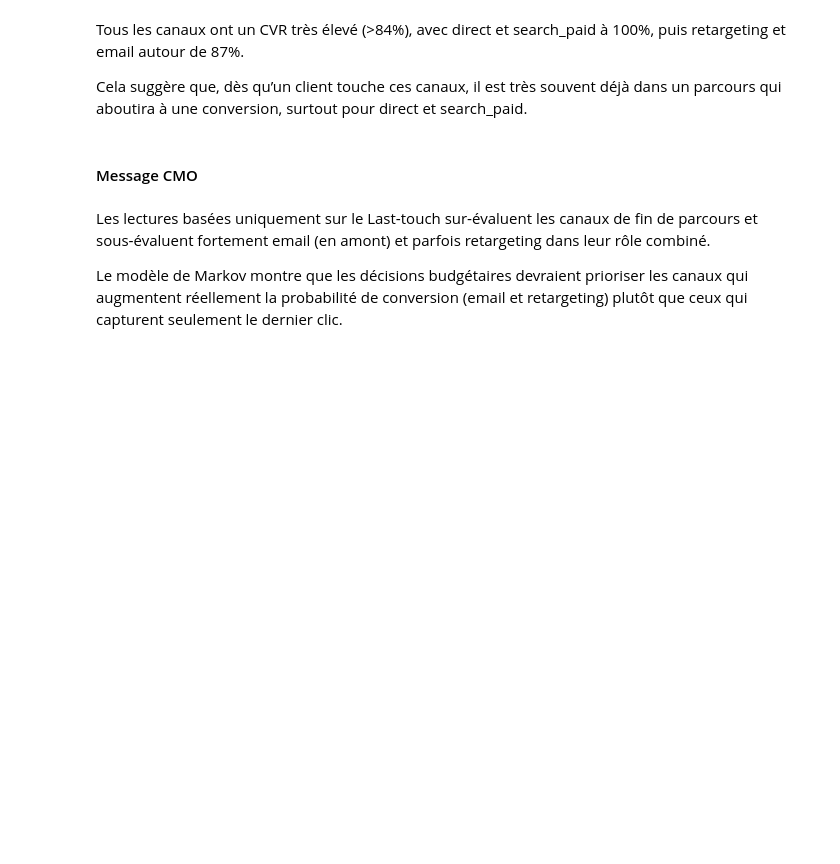
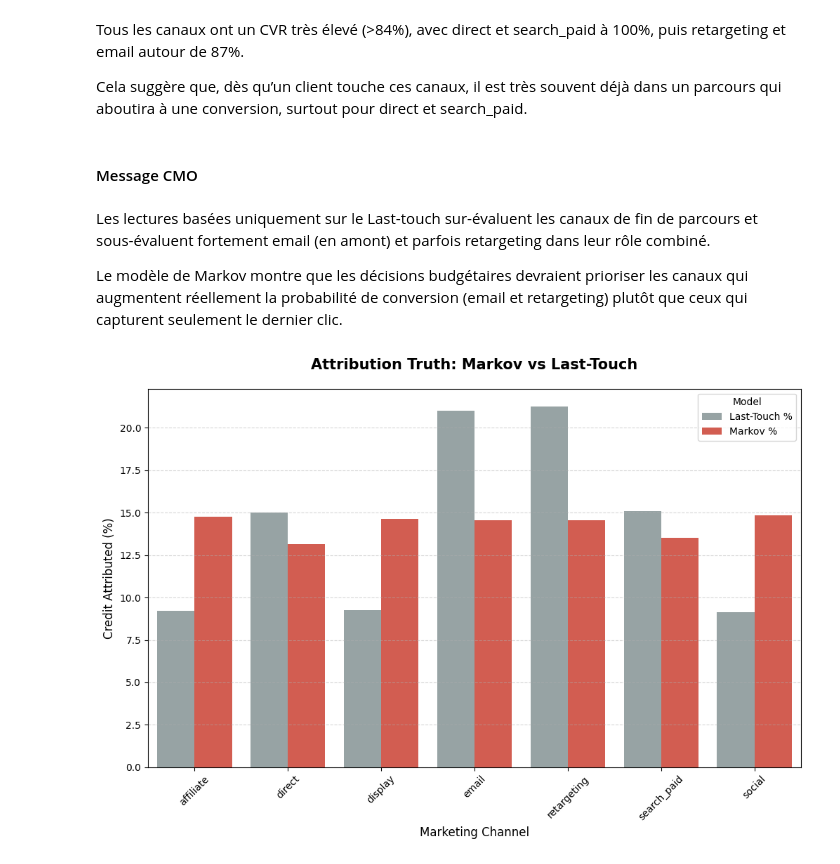
Before and after one commit to fds-imane/Data_Marketing, a Jupyter notebook: data_marketing_part_5.ipynb, the cells around one changed output. Drawn from its saved outputs; the diff is of its cells as text; code cells hidden in the pictures; blank space fills up the shorter version.

```diff
--- a/data_marketing_part_5.ipynb
+++ b/data_marketing_part_5.ipynb
@@ -678,0 +697,23 @@ Le modèle de Markov montre que les décisions budgétaires devraient prioriser
+# %%
+import seaborn as sns
+# Préparation des données pour le bar chart (format long pour seaborn)
+viz_attribution = attribution_pct[['Last-Touch %', 'Markov %']].reset_index()
+viz_melted = viz_attribution.melt(id_vars='channel', var_name='Model', value_name='Credit %')
+
+plt.figure(figsize=(12, 7))
+sns.barplot(data=viz_melted, x='channel', y='Credit %', hue='Model', palette=['#95a5a6', '#e74c3c'])
+
+plt.title("Attribution Truth: Markov vs Last-Touch", fontsize=15, fontweight='bold', pad=20)
+plt.ylabel("Credit Attributed (%)", fontsize=12)
+plt.xlabel("Marketing Channel", fontsize=12)
+plt.xticks(rotation=45)
+
+# Ajout d'une flèche d'annotation pour l'Email
+plt.annotate('Email is the real engine!', xy=(0, 50), xytext=(1.5, 55),
+             arrowprops=dict(facecolor='black', shrink=0.05), fontsize=14, color='#c0392b', fontweight='bold')
+
+plt.grid(axis='y', linestyle='--', alpha=0.5)
+plt.savefig('slide2_attribution_comparison.png', dpi=300, bbox_inches='tight')
+plt.show()
+# %% [output]
+[figure, added]
```
Also changed, not shown: parts of 11 cells of this notebook.
